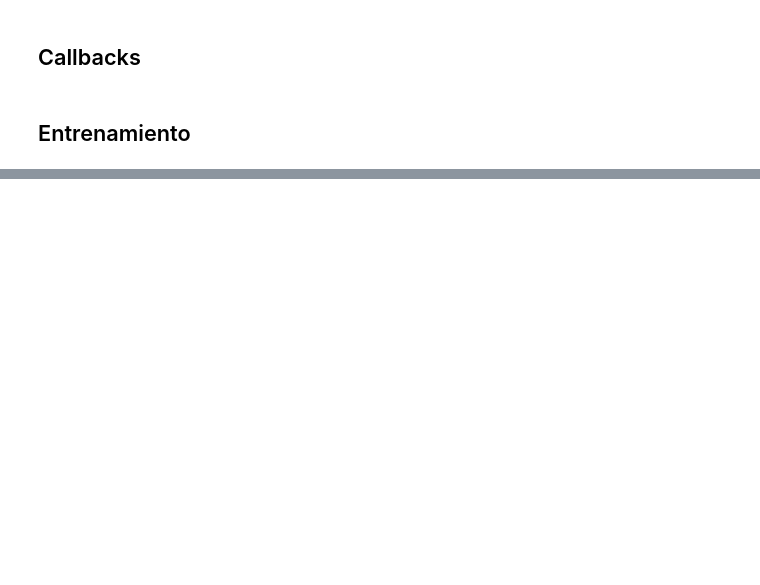
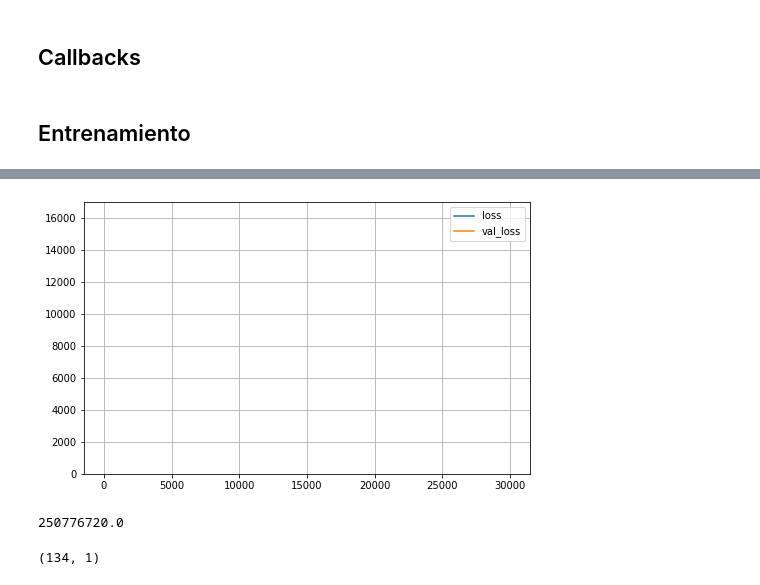
Before and after one commit to paurbano/aplicaciones-financieras, a Jupyter notebook: Taller_final_Modulo_2_Aplicaciones_financieras_ML.ipynb, the cells around one changed output, grey strips where cells are left out. Drawn from its saved outputs; the diff is of its cells as text; code cells hidden in the pictures; blank space fills up the shorter version.

```diff
--- a/Taller_final_Modulo_2_Aplicaciones_financieras_ML.ipynb
+++ b/Taller_final_Modulo_2_Aplicaciones_financieras_ML.ipynb
@@ -269,13 +274,16 @@ model = K.Sequential(
      K.layers.Dense(10, activation = 'sigmoid'),
      K.layers.Dense(20, activation = 'sigmoid'),
      K.layers.Dense(20, activation = 'sigmoid'),
-     K.layers.Dense(1, activation = 'softmax'),
+     K.layers.Dense(1),
     ]
 )
-opt = K.optimizers.Adam(lr=0.001, beta_1=0.9, beta_2=0.999)
-# opt = K.optimizers.RMSprop(1e-3)
+# opt = K.optimizers.Adam(learning_rate=0.001, beta_1=0.9, beta_2=0.999)
+opt = K.optimizers.RMSprop(1e-3)
+# opt = K.optimizers.Adam()
+loss_function = 'mse'
+# loss_function = 'categorical_crossentropy'
 model.compile(
-    loss = 'categorical_crossentropy',
+    loss = loss_function,
     optimizer = opt
 )
 
@@ -339,0 +347,16 @@ KeyboardInterrupt: ignored
+# %%
+pd.DataFrame(history.history).plot(figsize=(8,5))
+plt.grid(True)
+plt.gca().set_ylim(0,17000)
+plt.show()
+# %% [output]
+[figure, added]
+# %%
+print(model.evaluate(X_test,y_test,verbose=False))
+# %% [output]
+250776720.0
+# %%
+y_pred = model.predict(X_test)
+y_pred.shape
+# %% [output]
+(134, 1)
```
Also changed, not shown: parts of 6 cells of this notebook.
